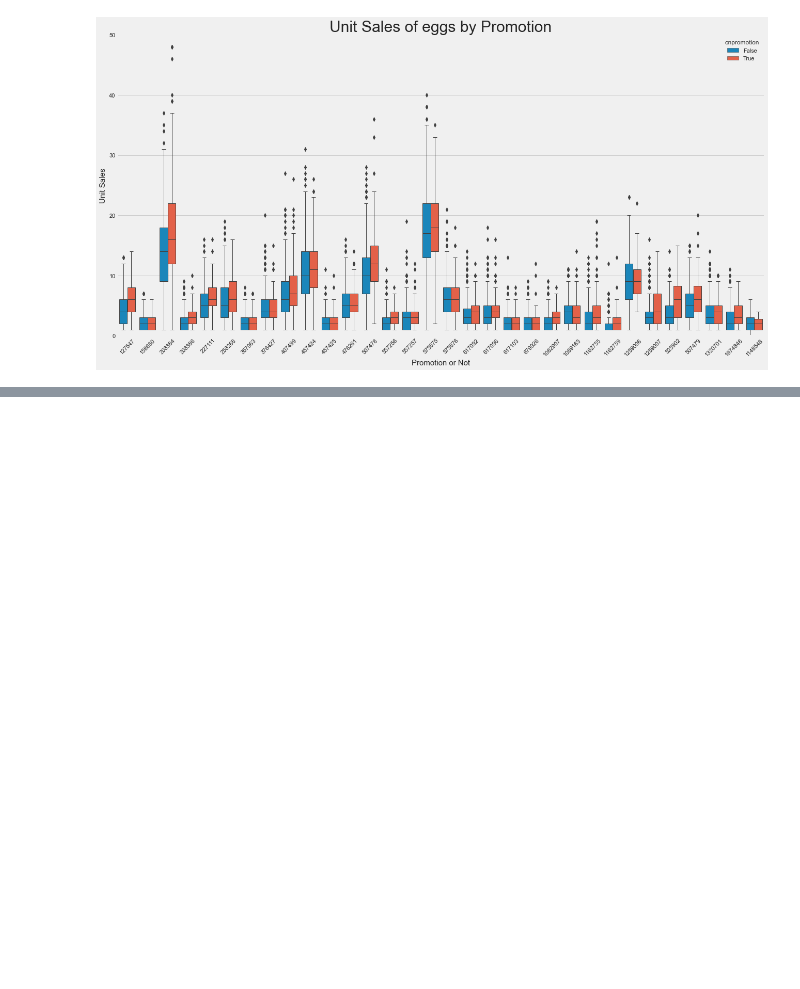
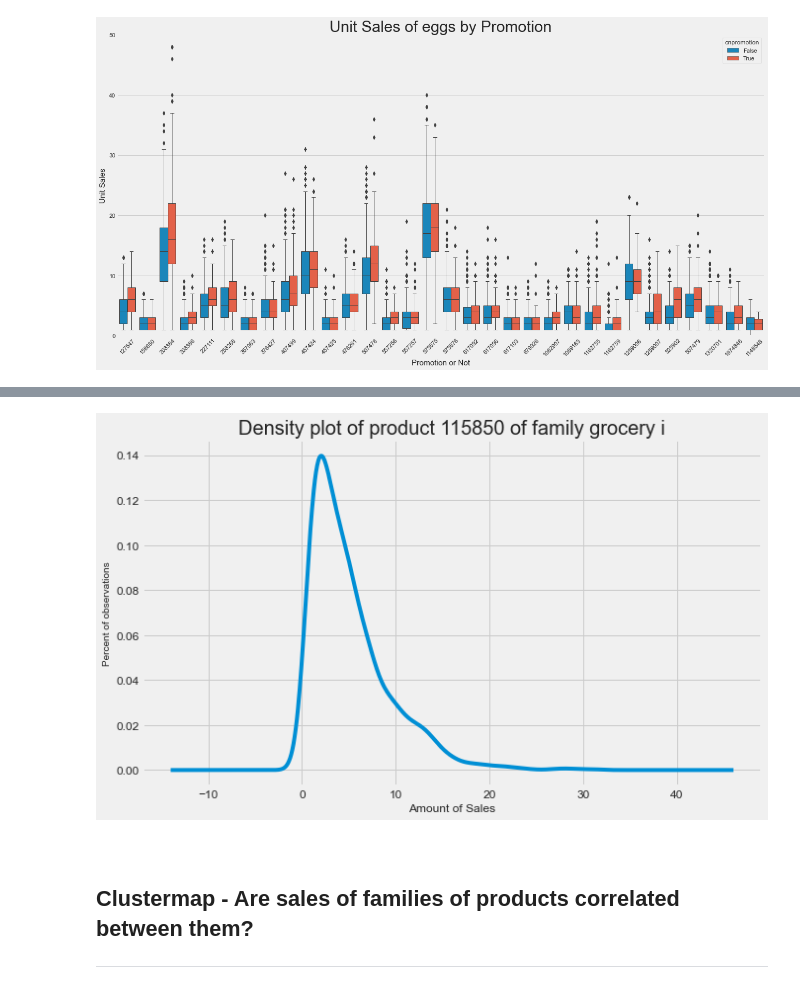
Before and after one commit to DSJourney/time_series, a Jupyter notebook: notebooks/2. EDA/EDA.ipynb, the cells around one changed output, grey strips where cells are left out. Saved outputs shown, nothing was run; the diff lists cells and outputs as text; code cells hidden in the pictures; blank space fills up the shorter version.

```diff
--- a/notebooks/2. EDA/EDA.ipynb
+++ b/notebooks/2. EDA/EDA.ipynb
@@ -664,8 +527,0 @@ plt.show()
-# %%
-from pylab import rcParams
-rcParams['figure.figsize'] = 18, 8
-
-decomposition = sm.tsa.seasonal_decompose(oil.iloc[1:])
-fig = decomposition.plot()
-
-plt.show()
@@ -1353,0 +553,23 @@ TRANSACTIONS
+# %%
+select_product = 115850
+
+# Display density plot
+ax = train[train['item_nbr']==select_product]['unit_sales'].plot(kind='density', linewidth=4, fontsize=12, figsize=(10,6))
+product_id = train[train['item_nbr']==select_product]['item_nbr'].head(1).tolist()
+family_name = train[train['item_nbr']==select_product]['family'].head(1).tolist()
+
+# Annotate
+ax.set_title('Density plot of product {} of family {}'.format(product_id[0], family_name[0].casefold()), size=20)
+ax.set_xlabel('Amount of Sales', fontsize=12)
+ax.set_ylabel('Percent of observations', fontsize=10)
+
+plt.savefig('img/Products/'+family_name[0]+' '+str(product_id[0])+'.png', bbox_inches='tight',transparent=True)
+plt.show()
+# %% [output]
+[figure, added]
+# %% [markdown]
+<a id='clustermap'></a>
+# %% [markdown]
+
+## Clustermap - Are sales of families of products correlated between them?
+***
```
Also changed, not shown: parts of 129 cells of this notebook, 13 other files.
